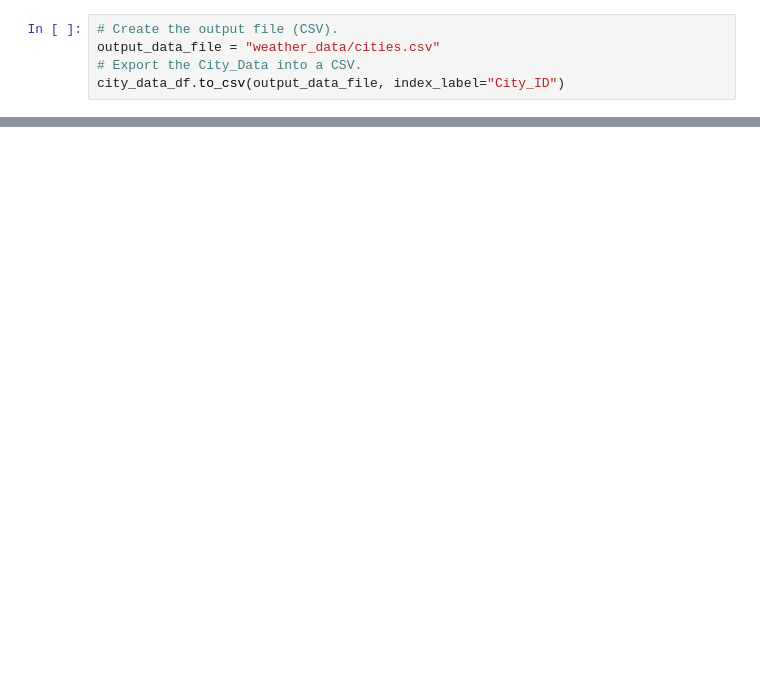
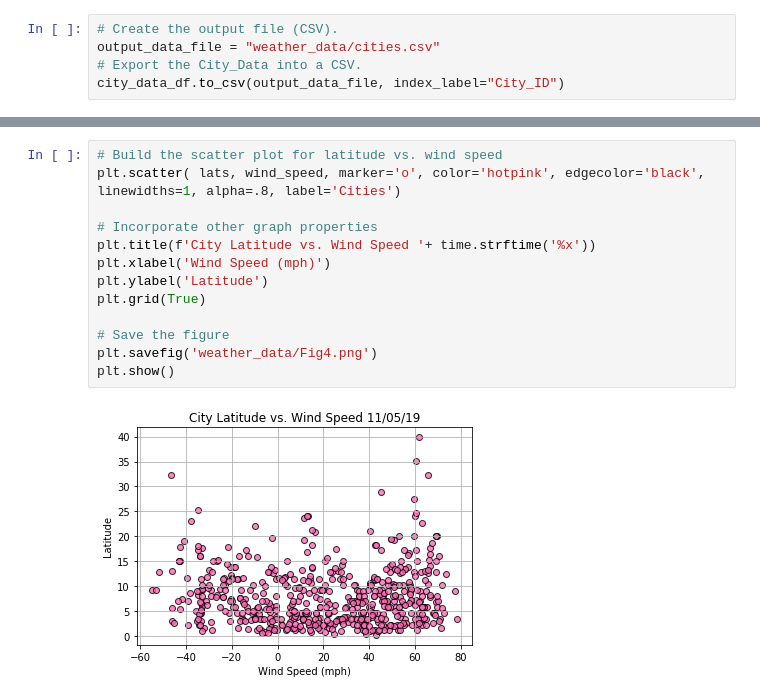
Before and after one commit to Thinguyen23/Thi_Nguyen_World_Weather_Analysis, a Jupyter notebook: WeatherPy.ipynb, the cells around one changed output, grey strips where cells are left out. Drawn from its saved outputs; the diff is of its cells as text; blank space fills up the shorter version.

```diff
--- a/WeatherPy.ipynb
+++ b/WeatherPy.ipynb
@@ -151,0 +216,15 @@ city_data_df.to_csv(output_data_file, index_label="City_ID")
+# %%
+# Build the scatter plot for latitude vs. wind speed
+plt.scatter( lats, wind_speed, marker='o', color='hotpink', edgecolor='black', linewidths=1, alpha=.8, label='Cities')
+
+# Incorporate other graph properties
+plt.title(f'City Latitude vs. Wind Speed '+ time.strftime('%x'))
+plt.xlabel('Wind Speed (mph)')
+plt.ylabel('Latitude')
+plt.grid(True)
+
+# Save the figure
+plt.savefig('weather_data/Fig4.png')
+plt.show()
+# %% [output]
+[figure, added]
```
Also changed, not shown: parts of 7 cells of this notebook, 4 other files.
